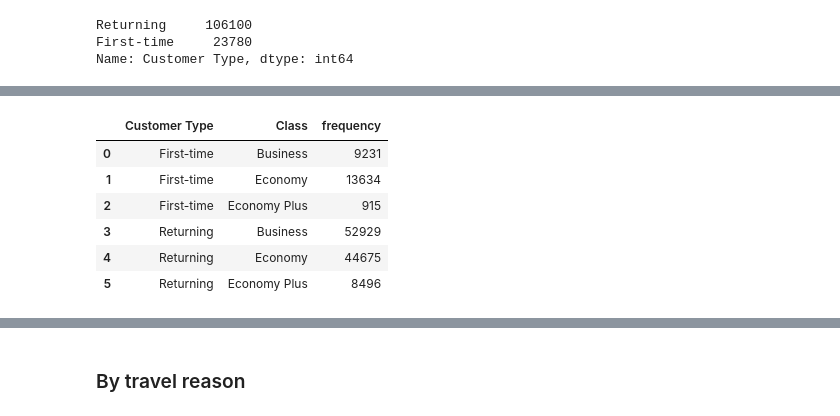
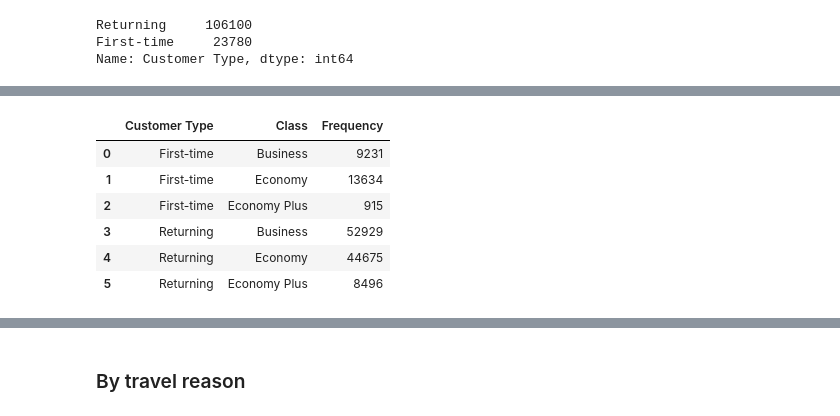
Before and after one commit to ehetshamshaukat/Airline-Passenger-Satisfaction, a Jupyter notebook: airline-passenger-satisfaction.ipynb, the cells around one changed output, grey strips where cells are left out. Drawn from its saved outputs; the diff is of its cells as text; code cells hidden in the pictures.

```diff
--- a/airline-passenger-satisfaction.ipynb
+++ b/airline-passenger-satisfaction.ipynb
@@ -108,3 +134,5 @@ Text(0.5, 1.0, 'Corelation between features')
+# %%
+dataset["Arrival Delay"]=dataset["Arrival Delay"].fillna(0)
 # %%
 dataset.isna().sum()
 # %% [output]
@@ -216,8 +248,8 @@ offline.iplot(fig)
 # %%
-customertype_vs_class=dataset.groupby(["Customer Type","Class"]).agg(frequency=("Class","count")).reset_index()
+customertype_vs_class=dataset.groupby(["Customer Type","Class"]).agg(Frequency=("Class","count")).reset_index()
 customertype_vs_class
 # %% [output]
-|  | Customer Type | Class | frequency |
+|  | Customer Type | Class | Frequency |
 | 0 | First-time | Business | 9231 |
 | 1 | First-time | Economy | 13634 |
 | 2 | First-time | Economy Plus | 915 |
```
Also changed, not shown: parts of 39 cells of this notebook.
